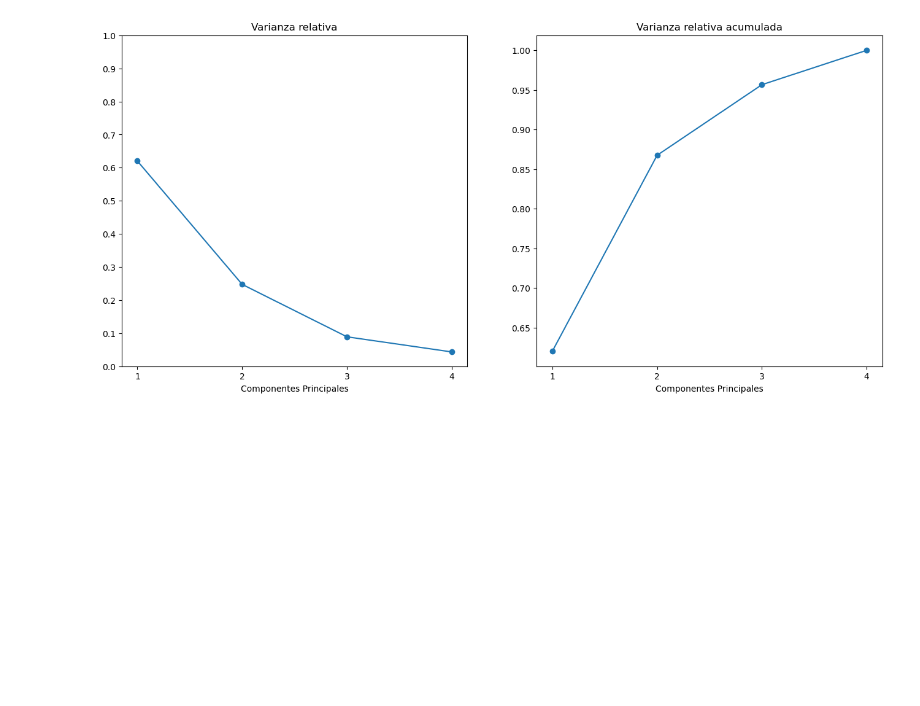
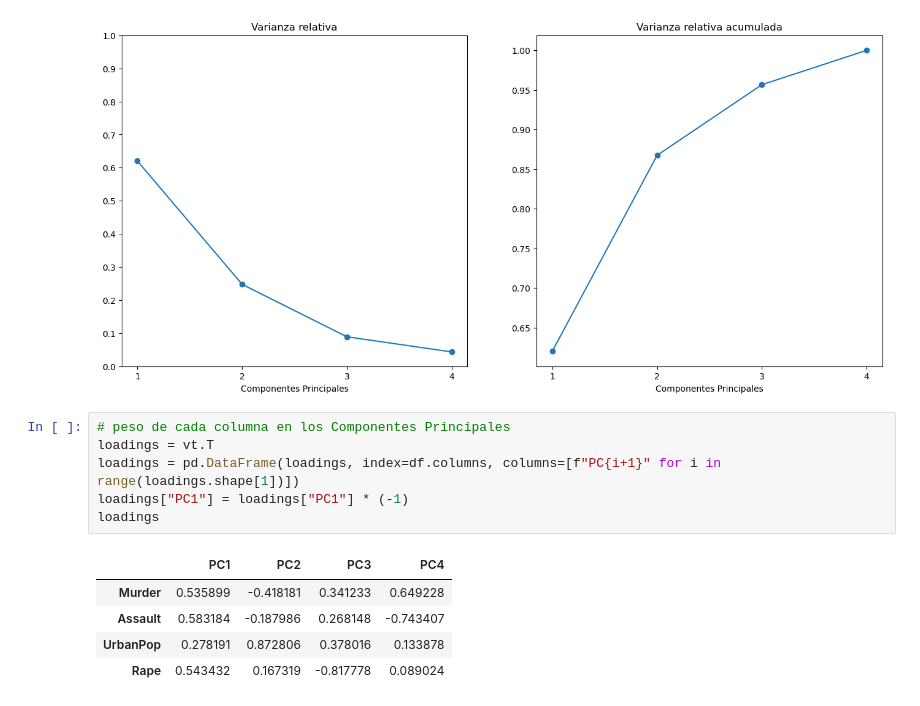
Before and after one commit to Otza02/presentacion-PCA, a Jupyter notebook: presentacion_codigo.ipynb, the cells around one changed output. Drawn from its saved outputs; the diff is of its cells as text; blank space fills up the shorter version.

```diff
--- a/presentacion_codigo.ipynb
+++ b/presentacion_codigo.ipynb
@@ -83,6 +72,18 @@ ax[1].set_xlabel("Componentes Principales")
 ax[1].set_title("Varianza relativa acumulada");
 # %% [output]
 [figure]
+# %%
+# peso de cada columna en los Componentes Principales
+loadings = vt.T
+loadings = pd.DataFrame(loadings, index=df.columns, columns=[f"PC{i+1}" for i in range(loadings.shape[1])])
+loadings["PC1"] = loadings["PC1"] * (-1)
+loadings
+# %% [output]
+|  | PC1 | PC2 | PC3 | PC4 |
+| Murder | 0.535899 | -0.418181 | 0.341233 | 0.649228 |
+| Assault | 0.583184 | -0.187986 | 0.268148 | -0.743407 |
+| UrbanPop | 0.278191 | 0.872806 | 0.378016 | 0.133878 |
+| Rape | 0.543432 | 0.167319 | -0.817778 | 0.089024 |
 # %%
 _, ax = plt.subplots(figsize=(7,7))
 
```
Also changed, not shown: parts of 2 cells of this notebook, 1 other file.
